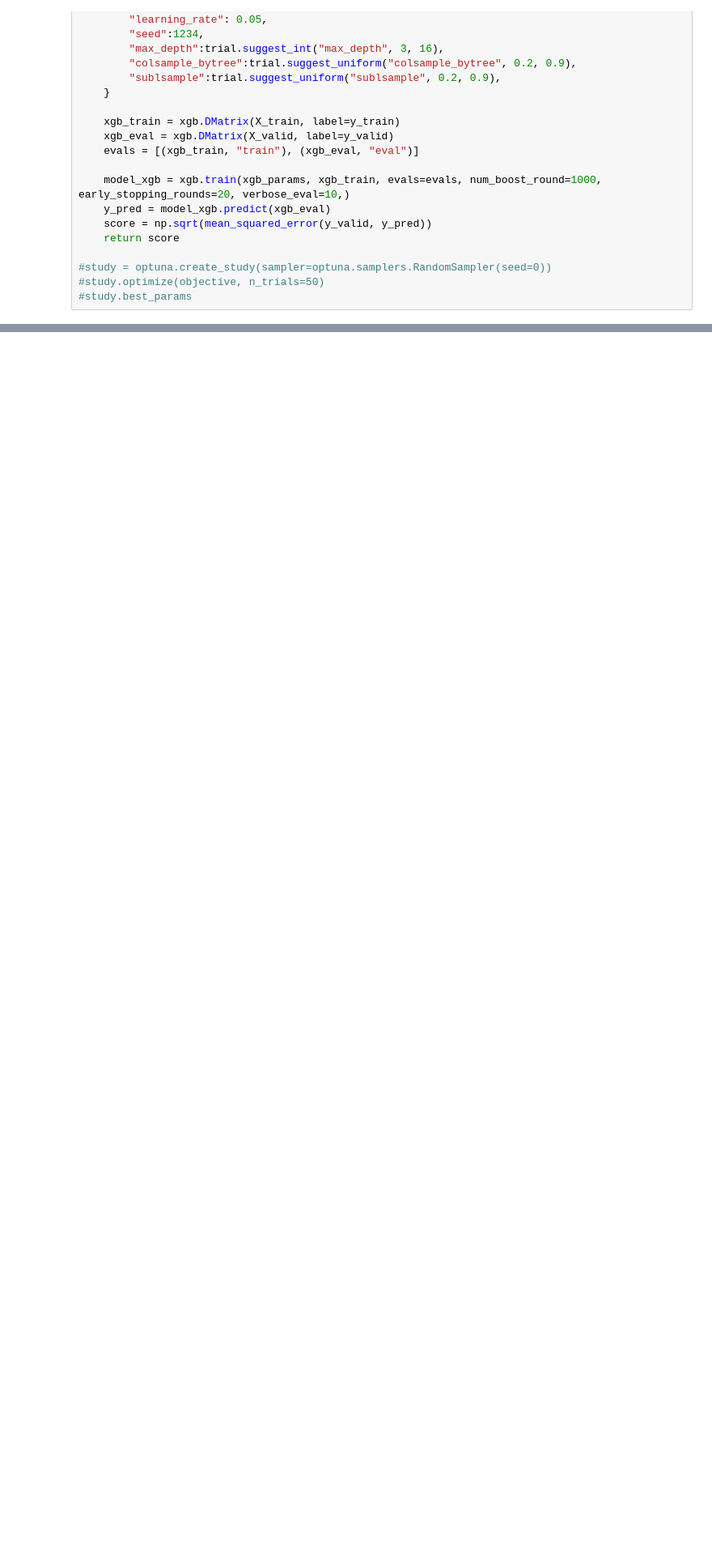
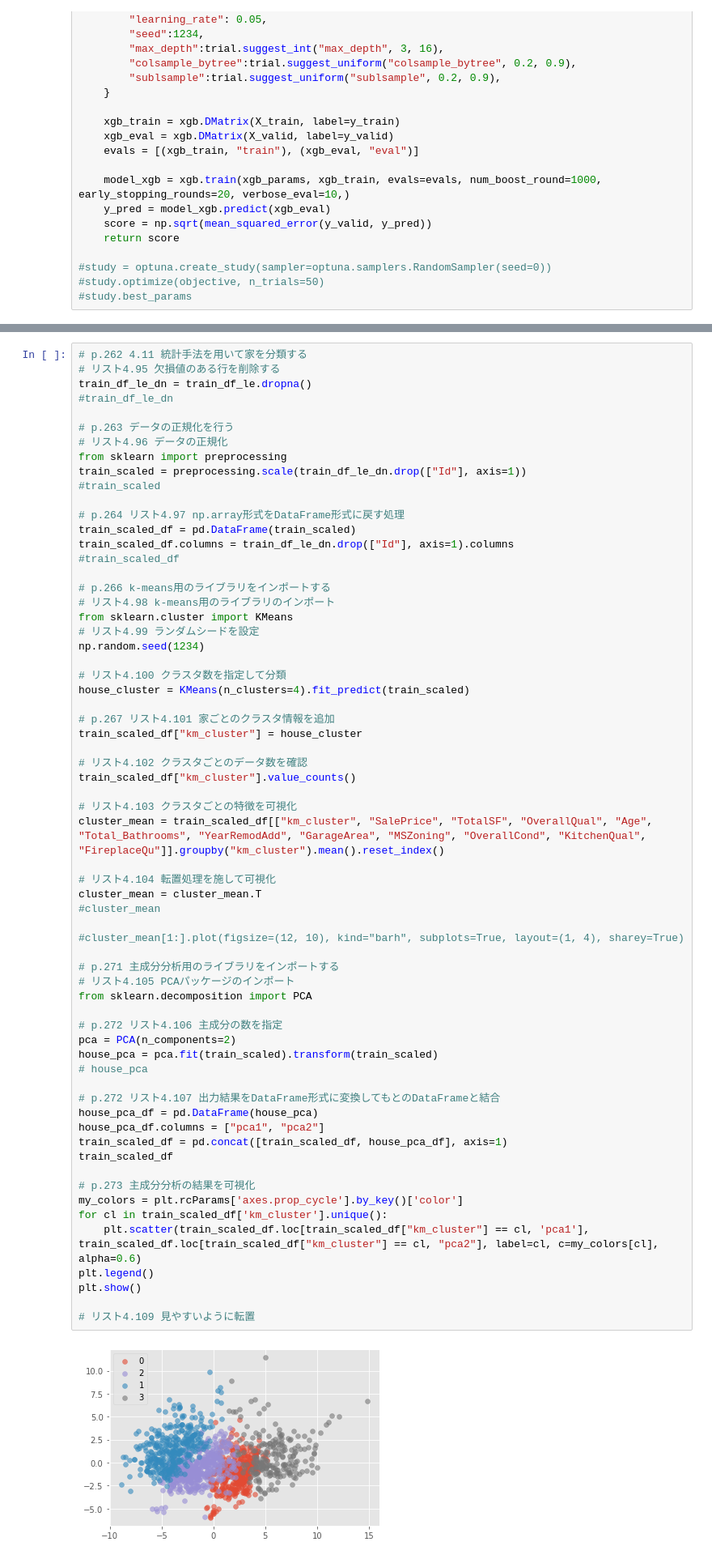
Before and after one commit to satmat/study_kaggle, a Jupyter notebook: house-prices.ipynb, the cells around one changed output, grey strips where cells are left out. Shown at 81% size. Drawn from its saved outputs; the diff is of its cells as text; blank space fills up the shorter version.

Commit message:
Kaggle Notebook | house-prices | Version 18 Pythonで動かして学ぶKaggleデータ分析入門 ～p.274

```diff
--- a/house-prices.ipynb
+++ b/house-prices.ipynb
@@ -701,0 +680,66 @@ train_df_le_dn
+# %%
+# p.262 4.11 統計手法を用いて家を分類する
+# リスト4.95 欠損値のある行を削除する
+train_df_le_dn = train_df_le.dropna()
+#train_df_le_dn
+
+# p.263 データの正規化を行う
+# リスト4.96 データの正規化
+from sklearn import preprocessing
+train_scaled = preprocessing.scale(train_df_le_dn.drop(["Id"], axis=1))
+#train_scaled
+
+# p.264 リスト4.97 np.array形式をDataFrame形式に戻す処理
+train_scaled_df = pd.DataFrame(train_scaled)
+train_scaled_df.columns = train_df_le_dn.drop(["Id"], axis=1).columns
+#train_scaled_df
+
+# p.266 k-means用のライブラリをインポートする
+# リスト4.98 k-means用のライブラリのインポート
+from sklearn.cluster import KMeans
+# リスト4.99 ランダムシードを設定
+np.random.seed(1234)
+
+# リスト4.100 クラスタ数を指定して分類
+house_cluster = KMeans(n_clusters=4).fit_predict(train_scaled)
+
+# p.267 リスト4.101 家ごとのクラスタ情報を追加
+train_scaled_df["km_cluster"] = house_cluster
+
+# リスト4.102 クラスタごとのデータ数を確認
+train_scaled_df["km_cluster"].value_counts()
+
+# リスト4.103 クラスタごとの特徴を可視化
+cluster_mean = train_scaled_df[["km_cluster", "SalePrice", "TotalSF", "OverallQual", "Age", "Total_Bathrooms", "YearRemodAdd", "GarageArea", "MSZoning", "OverallCond", "KitchenQual", "FireplaceQu"]].groupby("km_cluster").mean().reset_index()
+
+# リスト4.104 転置処理を施して可視化
+cluster_mean = cluster_mean.T
+#cluster_mean
+
+#cluster_mean[1:].plot(figsize=(12, 10), kind="barh", subplots=True, layout=(1, 4), sharey=True)
+
+# p.271 主成分分析用のライブラリをインポートする
+# リスト4.105 PCAパッケージのインポート
+from sklearn.decomposition import PCA
+
+# p.272 リスト4.106 主成分の数を指定
+pca = PCA(n_components=2)
+house_pca = pca.fit(train_scaled).transform(train_scaled)
+# house_pca
+
+# p.272 リスト4.107 出力結果をDataFrame形式に変換してもとのDataFrameと結合
+house_pca_df = pd.DataFrame(house_pca)
+house_pca_df.columns = ["pca1", "pca2"]
+train_scaled_df = pd.concat([train_scaled_df, house_pca_df], axis=1)
+train_scaled_df
+
+# p.273 主成分分析の結果を可視化
+my_colors = plt.rcParams['axes.prop_cycle'].by_key()['color']
+for cl in train_scaled_df['km_cluster'].unique():
+    plt.scatter(train_scaled_df.loc[train_scaled_df["km_cluster"] == cl, 'pca1'], train_scaled_df.loc[train_scaled_df["km_cluster"] == cl, "pca2"], label=cl, c=my_colors[cl], alpha=0.6)
+plt.legend()
+plt.show()
+
+# リスト4.109 見やすいように転置
+# %% [output]
+[figure, added]
```
Also changed, not shown: parts of 3 cells of this notebook.
